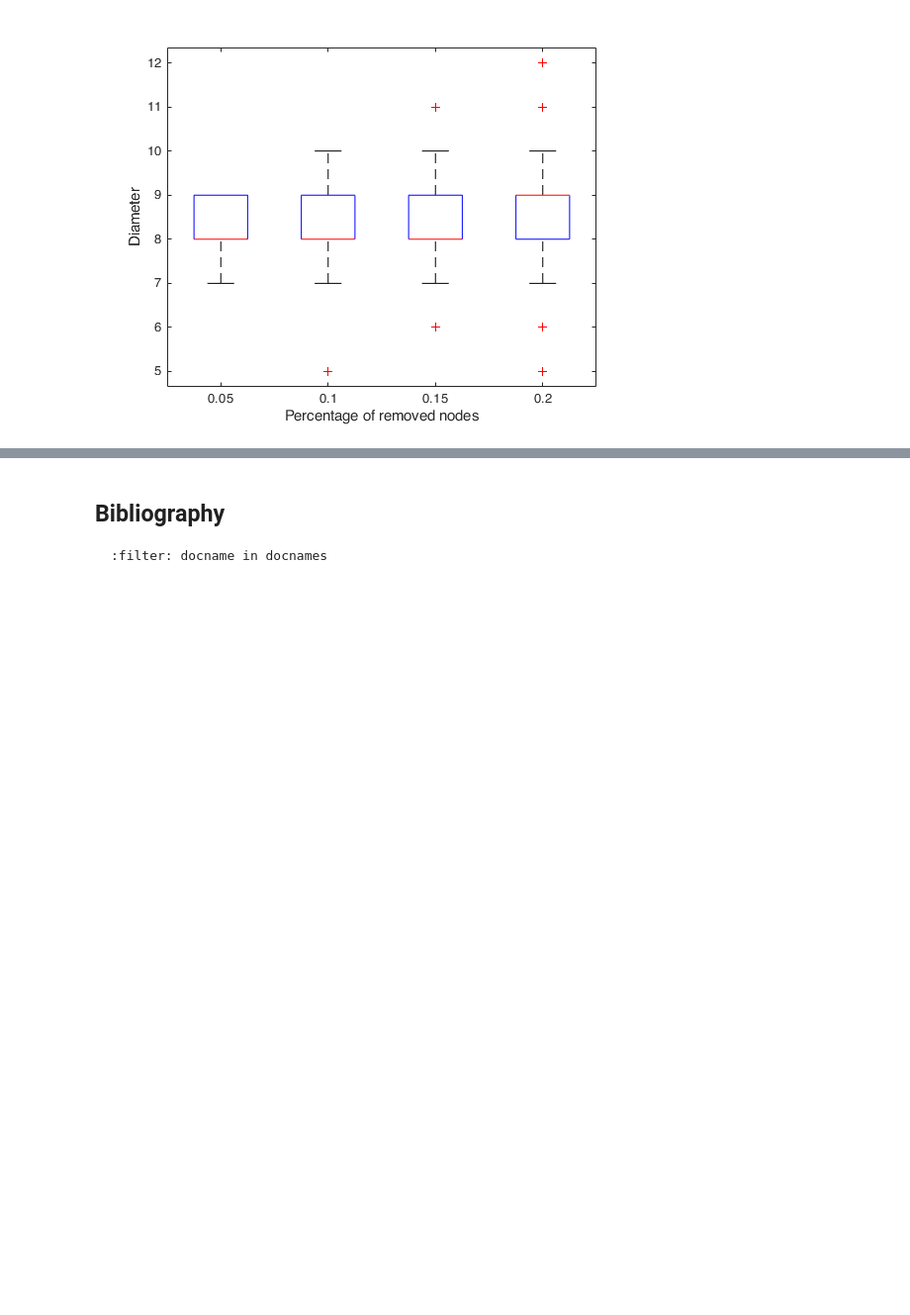
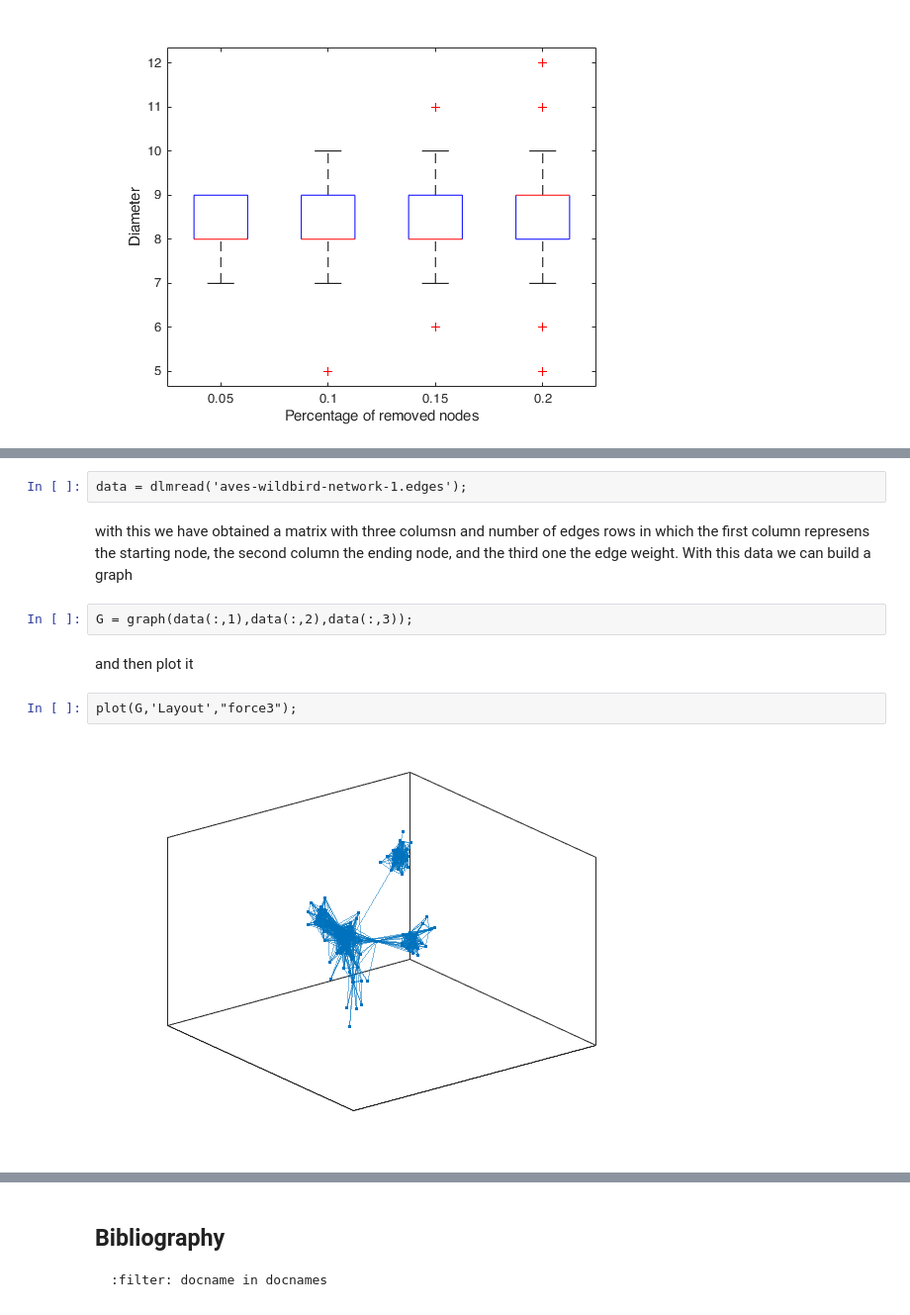
Before and after one commit to Cirdans-Home/recipesforenvsciences2023, a Jupyter notebook: _sources/graphsandnetworks.ipynb, the cells around one changed output, grey strips where cells are left out. Shown at 99% size. Drawn from its saved outputs; the diff is of its cells as text; blank space fills up the shorter version.

```diff
--- a/_sources/graphsandnetworks.ipynb
+++ b/_sources/graphsandnetworks.ipynb
@@ -220,0 +239,15 @@ xticklabels(percentage_of_removed);
+# %%
+data = dlmread('aves-wildbird-network-1.edges');
+# %% [markdown]
+with this we have obtained a matrix with three columsn and number of edges rows
+in which the first column represens the starting node, the second column the
+ending node, and the third one the edge weight. With this data we can build
+a graph
+# %%
+G = graph(data(:,1),data(:,2),data(:,3));
+# %% [markdown]
+and then plot it
+# %%
+plot(G,'Layout',"force3");
+# %% [output]
+[figure, added]
```
Also changed, not shown: parts of 11 cells of this notebook, 13 other files.
